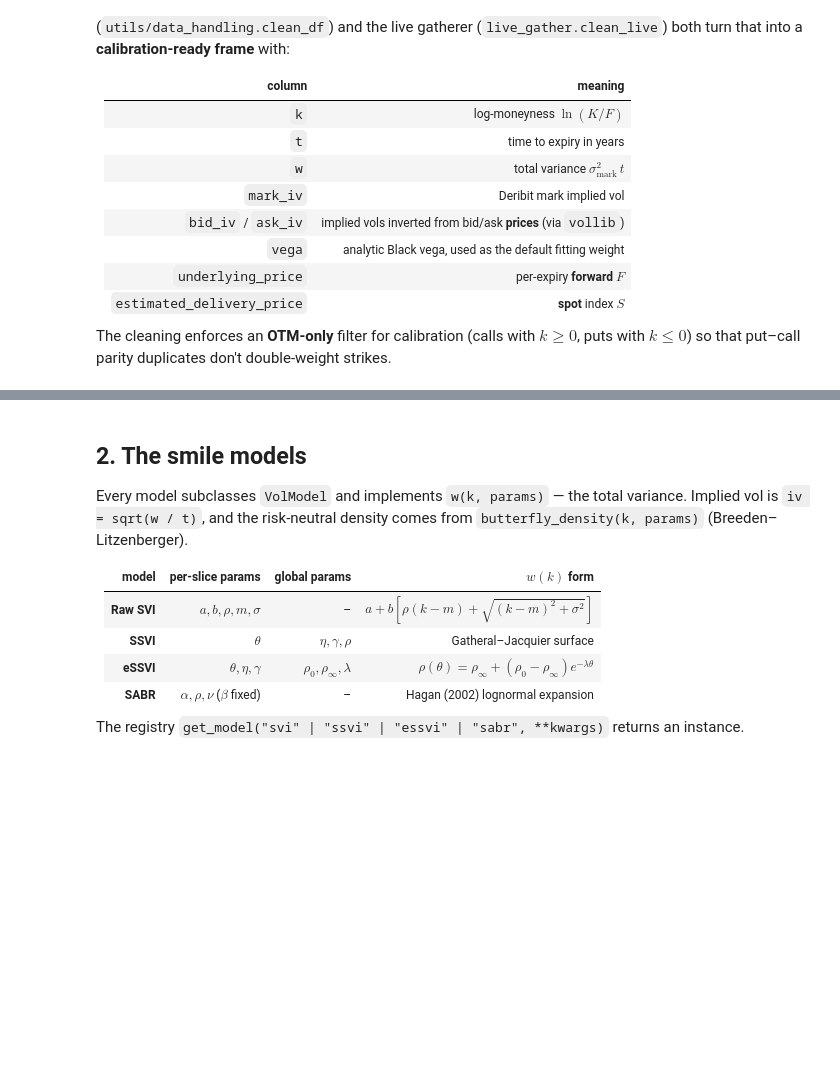
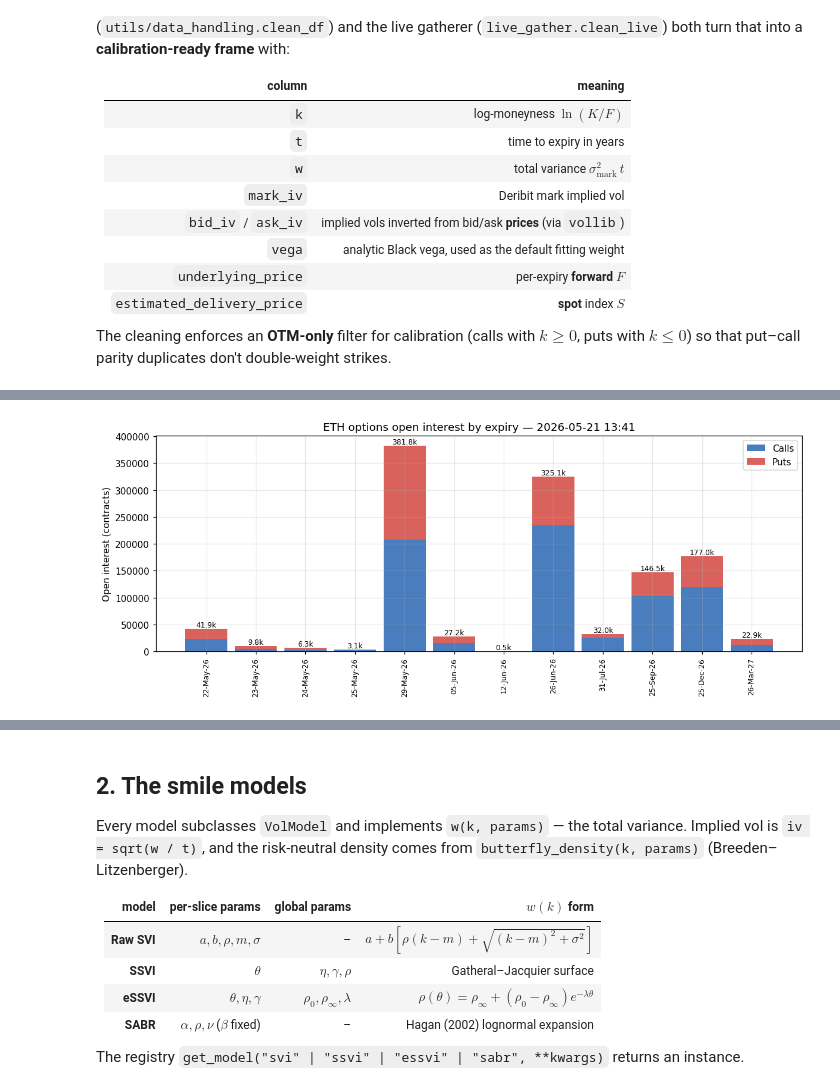
Before and after one commit to wiillytom/svi_modeling, a Jupyter notebook: volatility_surface/notebooks/project_outline.ipynb, the cells around one changed output, grey strips where cells are left out. Cells and saved outputs as stored; diff of their text form; code cells hidden in the pictures; blank space fills up the shorter version.

```diff
--- a/volatility_surface/notebooks/project_outline.ipynb
+++ b/volatility_surface/notebooks/project_outline.ipynb
@@ -153,0 +224,22 @@ ax.legend(); plt.show()
+# %%
+# Open interest by expiration date (stacked calls + puts).
+oi_exp = (df.groupby(["expiration_timestamp", "option_type"])["open_interest"]
+          .sum().unstack("option_type").fillna(0.0).sort_index()
+          .rename(columns={"C": "Calls", "P": "Puts"}))
+labels = [pd.Timestamp(x).strftime("%d-%b-%y") for x in oi_exp.index]
+x   = np.arange(len(oi_exp))
+tot = oi_exp.sum(axis=1)
+
+fig, ax = plt.subplots(figsize=(11, 4.5))
+ax.bar(x, oi_exp.get("Calls", 0), color="#4A7DBE", label="Calls", width=0.85)
+ax.bar(x, oi_exp.get("Puts", 0),  bottom=oi_exp.get("Calls", 0),
+       color="#D9635C", label="Puts", width=0.85)
+for i, v in enumerate(tot):
+    ax.annotate(f"{v/1000:.1f}k", (i, v), ha="center", va="bottom", fontsize=8)
+ax.set_xticks(x); ax.set_xticklabels(labels, rotation=90, fontsize=8)
+ax.set(ylabel="Open interest (contracts)",
+       title=f"ETH options open interest by expiry — {SNAP_TS}")
+ax.legend()
+plt.tight_layout(); plt.show()
+# %% [output]
+[figure, added]
```
Also changed, not shown: parts of 33 cells of this notebook, 1 other file.
